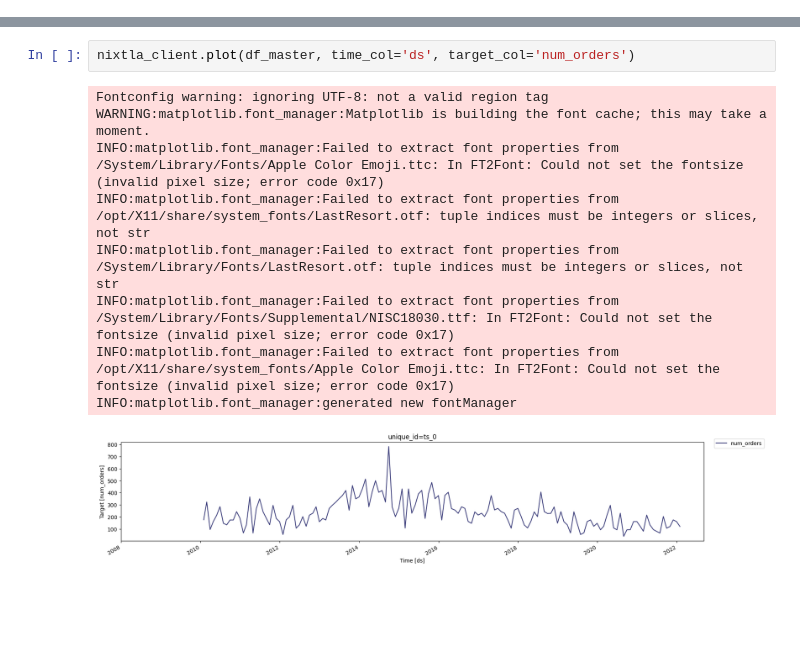
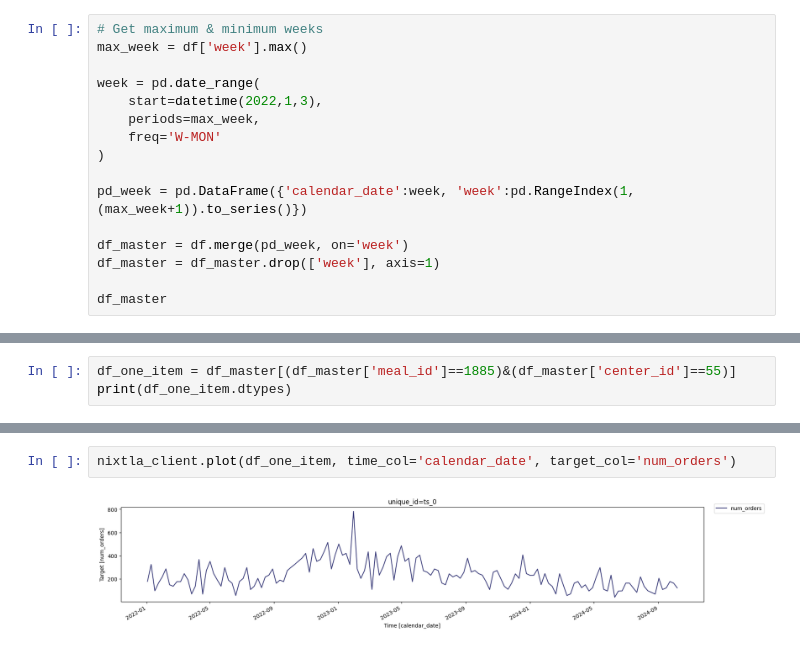
Before and after one commit to gouthaman87/fooddemand_py, a Jupyter notebook: run.ipynb, the cells around one changed output, grey strips where cells are left out. Saved outputs shown, nothing was run; the diff lists cells and outputs as text; blank space fills up the shorter version.

```diff
--- a/run.ipynb
+++ b/run.ipynb
@@ -34,0 +9,16 @@ from nixtla import NixtlaClient
+# %%
+# Get maximum & minimum weeks
+max_week = df['week'].max()
+
+week = pd.date_range(
+    start=datetime(2022,1,3),
+    periods=max_week,
+    freq='W-MON'
+)
+
+pd_week = pd.DataFrame({'calendar_date':week, 'week':pd.RangeIndex(1,(max_week+1)).to_series()})
+
+df_master = df.merge(pd_week, on='week')
+df_master = df_master.drop(['week'], axis=1)
+
+df_master
@@ -43,0 +49,3 @@ True
+# %%
+df_one_item = df_master[(df_master['meal_id']==1885)&(df_master['center_id']==55)]
+print(df_one_item.dtypes)
@@ -44,12 +63,4 @@ True
 # %%
-nixtla_client.plot(df_master, time_col='ds', target_col='num_orders')
+nixtla_client.plot(df_one_item, time_col='calendar_date', target_col='num_orders')
 # %% [output]
-Fontconfig warning: ignoring UTF-8: not a valid region tag
-WARNING:matplotlib.font_manager:Matplotlib is building the font cache; this may take a moment.
-INFO:matplotlib.font_manager:Failed to extract font properties from /System/Library/Fonts/Apple Color Emoji.ttc: In FT2Font: Could not set the fontsize (invalid pixel size; error code 0x17)
-INFO:matplotlib.font_manager:Failed to extract font properties from /opt/X11/share/system_fonts/LastResort.otf: tuple indices must be integers or slices, not str
-INFO:matplotlib.font_manager:Failed to extract font properties from /System/Library/Fonts/LastResort.otf: tuple indices must be integers or slices, not str
-INFO:matplotlib.font_manager:Failed to extract font properties from /System/Library/Fonts/Supplemental/NISC18030.ttf: In FT2Font: Could not set the fontsize (invalid pixel size; error code 0x17)
-INFO:matplotlib.font_manager:Failed to extract font properties from /opt/X11/share/system_fonts/Apple Color Emoji.ttc: In FT2Font: Could not set the fontsize (invalid pixel size; error code 0x17)
-INFO:matplotlib.font_manager:generated new fontManager
-[figure, old version]
+[figure, new version]
```
Also changed, not shown: parts of 10 cells of this notebook.
